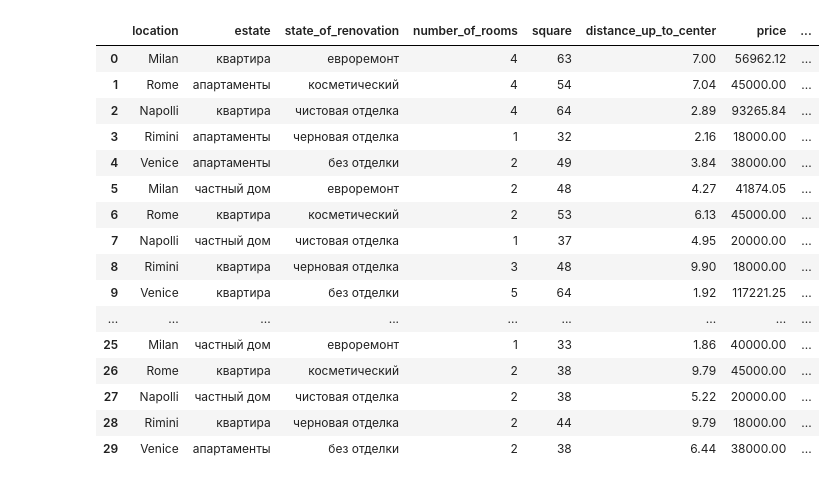
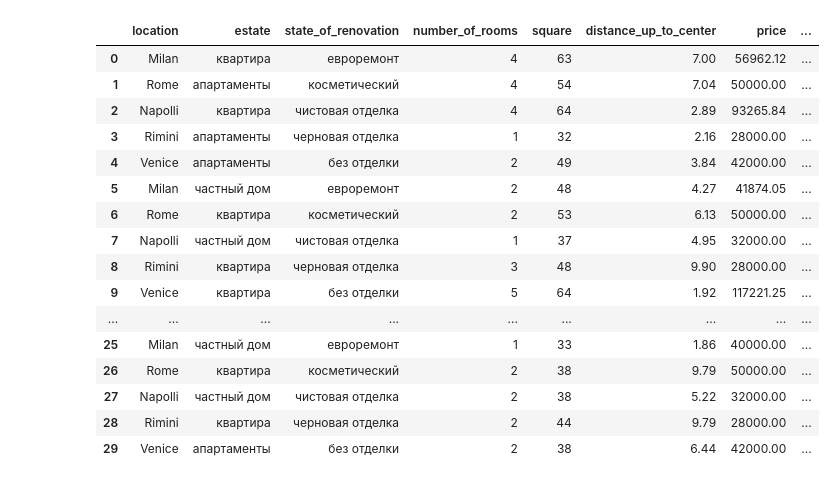
Before and after one commit to aleksaveger-bot/AlexaVegera, a Jupyter notebook: Визуализация_seaborn_ipynb".ipynb, the cells around one changed output. Cells and saved outputs as stored; diff of their text form; code cells hidden in the pictures.

```diff
--- a/Визуализация_seaborn_ipynb".ipynb
+++ b/Визуализация_seaborn_ipynb".ipynb
@@ -51,10 +51,10 @@ base_per_room = {
 # Минимальная цена в регионе (рыночный порог)
 min_price_by_location = {
     'Milan': 40000,
-    'Rome': 45000,
-    'Napolli': 20000,
-    'Rimini': 18000,
-    'Venice': 38000
+    'Rome': 50000,
+    'Napolli': 32000,
+    'Rimini': 28000,
+    'Venice': 42000
 }
 
 # Коэффициенты
@@ -86,48 +86,48 @@ def generate_price(row):
     base_price = base_price_per_room * rooms * (square / 40)
 
     # 2. Эффект расстояния
     distance_effect = np.exp(-0.25 * dist)
 
     # 3. Множители
     renov_mult = renovation_bonus.get(renovation, 1.0)
     type_mult = type_discount.get(estate_type, 1.0)
     noise = np.random.uniform(0.9, 1.1)
 
     # 4. Расчётная цена
     calculated_price = base_price * distance_effect * renov_mult * type_mult * noise
 
     # 5. Применяем минимальную цену по региону
     min_price = min_price_by_location.get(loc, 20000)
     final_price = max(calculated_price, min_price)  # Цена не может быть ниже регионального минимума
 
     return round(final_price, 2)
 
 # Применяем функцию
 df['price'] = df.apply(generate_price, axis=1)
 
 # Меняем формат даты на ДД.ММ.ГГГГ
 df['date_of_building_house'] = df['date_of_building_house'].dt.strftime('%d.%m.%Y')
 
 # Выводим результат
 display(df[['location', 'estate','state_of_renovation', 'number_of_rooms','square', 'distance_up_to_center','price','date_of_building_house']])
 # %% [output]
 |  | location | estate | state_of_renovation | number_of_rooms | square | distance_up_to_center | price | ... |
 | 0 | Milan | квартира | евроремонт | 4 | 63 | 7.00 | 56962.12 | ... |
-| 1 | Rome | апартаменты | косметический | 4 | 54 | 7.04 | 45000.00 | ... |
+| 1 | Rome | апартаменты | косметический | 4 | 54 | 7.04 | 50000.00 | ... |
 | 2 | Napolli | квартира | чистовая отделка | 4 | 64 | 2.89 | 93265.84 | ... |
-| 3 | Rimini | апартаменты | черновая отделка | 1 | 32 | 2.16 | 18000.00 | ... |
-| 4 | Venice | апартаменты | без отделки | 2 | 49 | 3.84 | 38000.00 | ... |
+| 3 | Rimini | апартаменты | черновая отделка | 1 | 32 | 2.16 | 28000.00 | ... |
+| 4 | Venice | апартаменты | без отделки | 2 | 49 | 3.84 | 42000.00 | ... |
 | 5 | Milan | частный дом | евроремонт | 2 | 48 | 4.27 | 41874.05 | ... |
-| 6 | Rome | квартира | косметический | 2 | 53 | 6.13 | 45000.00 | ... |
-| 7 | Napolli | частный дом | чистовая отделка | 1 | 37 | 4.95 | 20000.00 | ... |
-| 8 | Rimini | квартира | черновая отделка | 3 | 48 | 9.90 | 18000.00 | ... |
+| 6 | Rome | квартира | косметический | 2 | 53 | 6.13 | 50000.00 | ... |
+| 7 | Napolli | частный дом | чистовая отделка | 1 | 37 | 4.95 | 32000.00 | ... |
+| 8 | Rimini | квартира | черновая отделка | 3 | 48 | 9.90 | 28000.00 | ... |
 | 9 | Venice | квартира | без отделки | 5 | 64 | 1.92 | 117221.25 | ... |
 | ... | ... | ... | ... | ... | ... | ... | ... | ... |
 | 25 | Milan | частный дом | евроремонт | 1 | 33 | 1.86 | 40000.00 | ... |
-| 26 | Rome | квартира | косметический | 2 | 38 | 9.79 | 45000.00 | ... |
-| 27 | Napolli | частный дом | чистовая отделка | 2 | 38 | 5.22 | 20000.00 | ... |
-| 28 | Rimini | квартира | черновая отделка | 2 | 44 | 9.79 | 18000.00 | ... |
-| 29 | Venice | апартаменты | без отделки | 2 | 38 | 6.44 | 38000.00 | ... |
+| 26 | Rome | квартира | косметический | 2 | 38 | 9.79 | 50000.00 | ... |
+| 27 | Napolli | частный дом | чистовая отделка | 2 | 38 | 5.22 | 32000.00 | ... |
+| 28 | Rimini | квартира | черновая отделка | 2 | 44 | 9.79 | 28000.00 | ... |
+| 29 | Venice | апартаменты | без отделки | 2 | 38 | 6.44 | 42000.00 | ... |
 # %%
 import seaborn as sns
 import matplotlib.pyplot as plt
```
Also changed, not shown: parts of 1 cell of this notebook.
